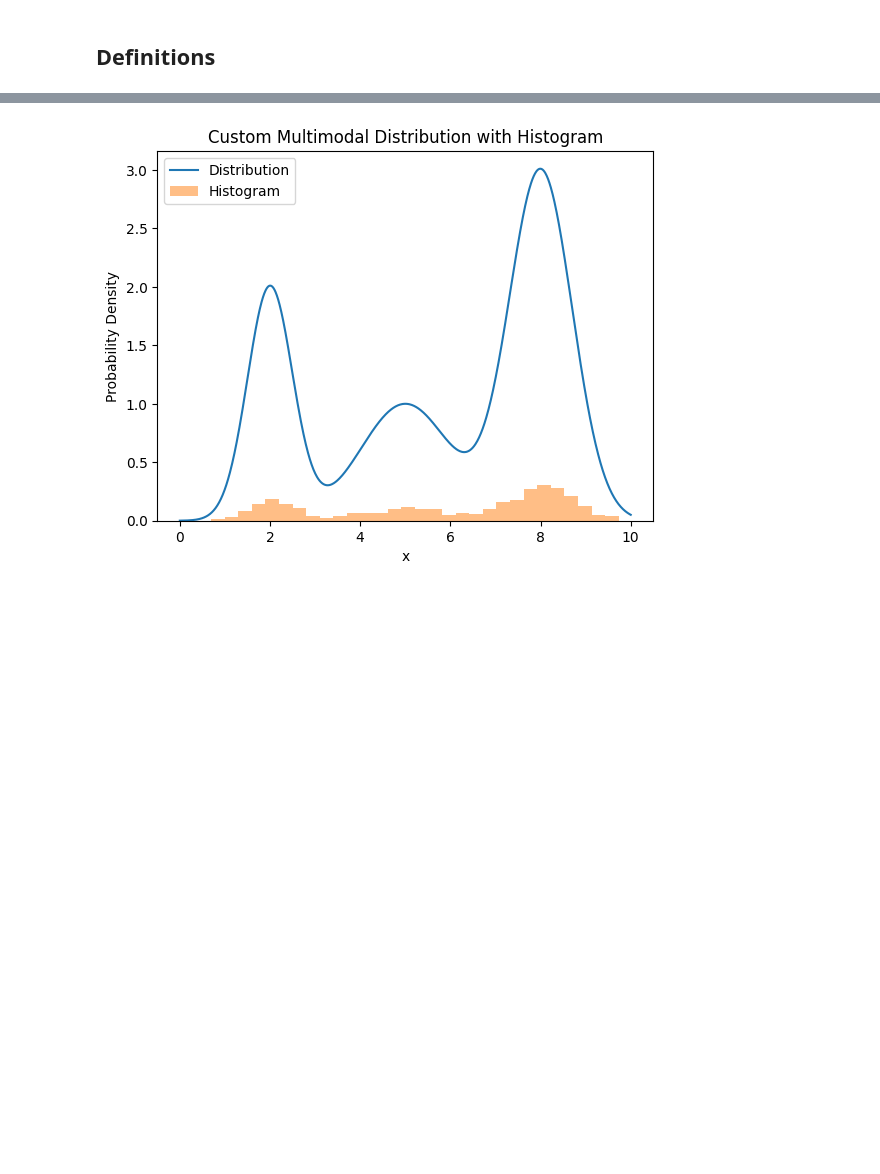
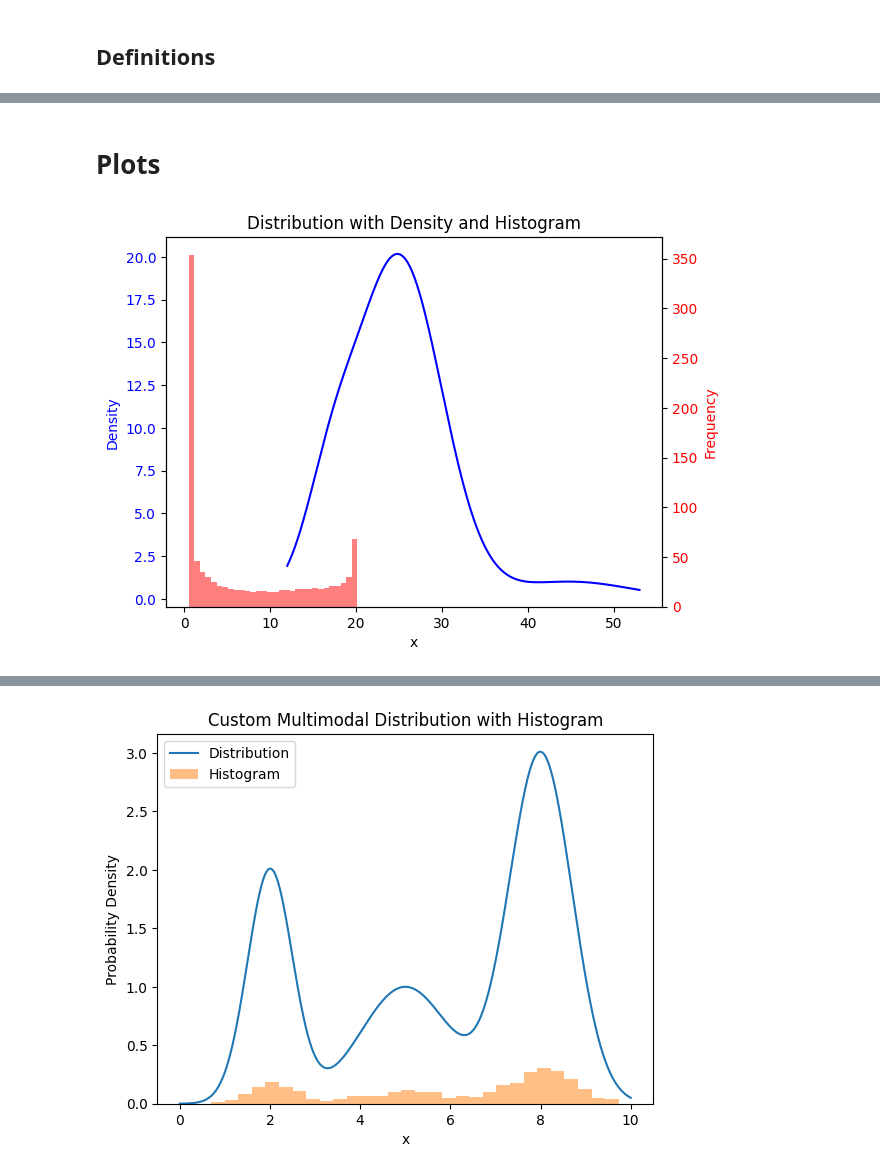
Before and after one commit to luquelab/lab-data-science, a Jupyter notebook: notebooks/generate_multimodal_data.ipynb, the cells around one changed output, grey strips where cells are left out. Cells and saved outputs as stored; diff of their text form; code cells hidden in the pictures; blank space fills up the shorter version.

```diff
--- a/notebooks/generate_multimodal_data.ipynb
+++ b/notebooks/generate_multimodal_data.ipynb
@@ -121,0 +146,28 @@ modes.mode_std
+# %% [markdown]
+# Plots
+# %%
+# Assuming 'distribution' is your data
+x_range = (12, 53)
+n_data = 1000
+x = np.linspace(x_range[0], x_range[1], n_data)
+
+fig, ax1 = plt.subplots()
+
+# Plot the density on the y1-axis
+ax1.plot(x, distribution, color='blue')
+ax1.set_xlabel('x')
+ax1.set_ylabel('Density', color='blue')
+ax1.tick_params('y', labelcolor='blue')
+
+# Create a second y-axis for the histogram
+ax2 = ax1.twinx()
+
+# Plot the histogram on the y2-axis
+ax2.hist(distribution, bins=30, color='red', alpha=0.5)  # Adjust bins as needed
+ax2.set_ylabel('Frequency', color='red')
+ax2.tick_params('y', labelcolor='red')
+
+plt.title('Distribution with Density and Histogram')
+plt.show()
+# %% [output]
+[figure, added]
```
Also changed, not shown: parts of 14 cells of this notebook.
